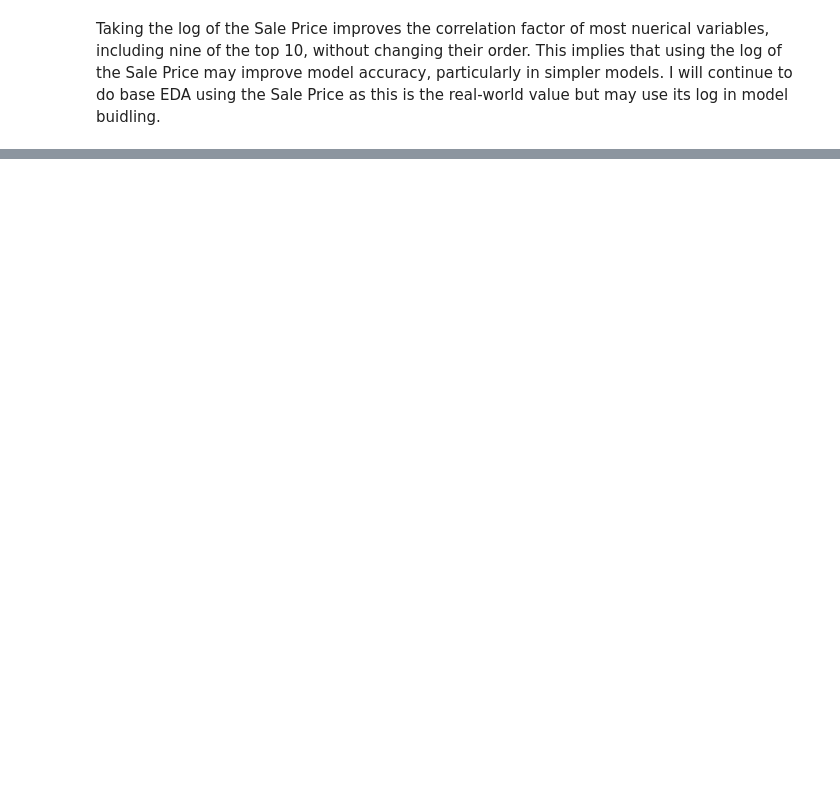
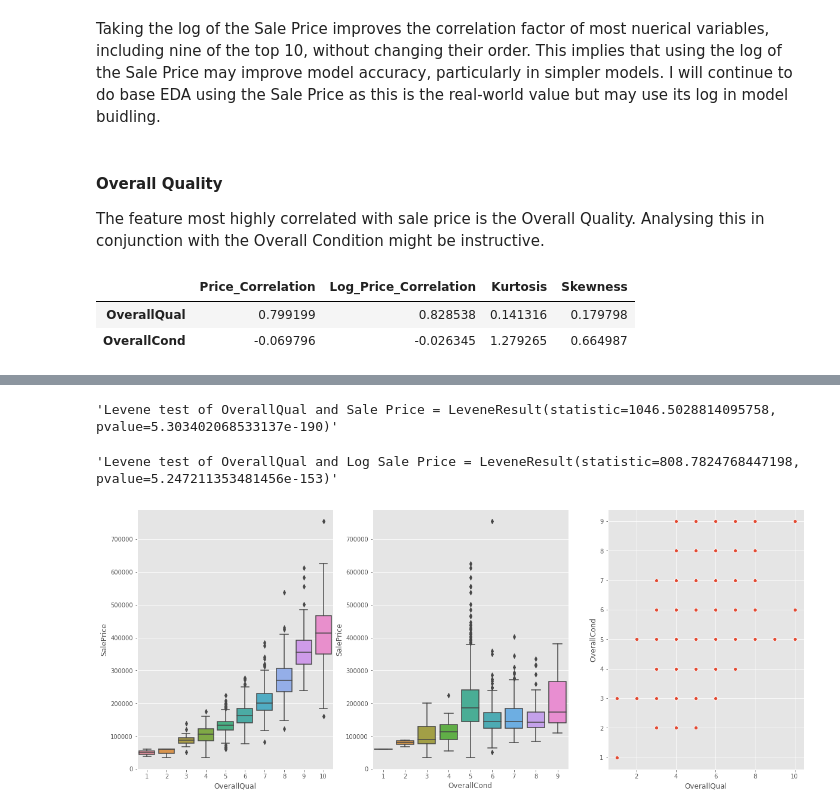
Before and after one commit to Ricksoc/Iowa-Housing, a Jupyter notebook: Ames House Prices.ipynb, the cells around one changed output, grey strips where cells are left out. Saved outputs shown, nothing was run; the diff lists cells and outputs as text; code cells hidden in the pictures; blank space fills up the shorter version.

```diff
--- a/Ames House Prices.ipynb
+++ b/Ames House Prices.ipynb
@@ -502,9 +533,10 @@ The Sale Price target is normally distributed though in its base form is right-t
 
 There are two clear outliers which should probably be removed from the training set before modelling.
 # %%
-# house_train['Log_SalePrice'] = np.log(house_train['SalePrice'])
-# correlation_two = house_train.corr()['Log_SalePrice']
-# log_house_numerical = house_numerical.join(correlation_two)
-# log_house_numerical.rename(columns={'Log_SalePrice':'Log_Price_Corr'},inplace=True)
-# log_house_numerical = log_house_numerical[['Price_Correlation','Log_Price_Corr','Kurtosis','Skewness']].sort_values('Log_Price_Corr',ascending=False)
-# display(log_house_numerical.head(10))
+df_train['Log_SalePrice'] = np.log(df_train['SalePrice'])
+log_correlation = df_train.corr()['Log_SalePrice']
+log_train_correlation = train_correlation.join(log_correlation)
+log_train_correlation.rename(columns={'Log_SalePrice':'Log_Price_Correlation'},inplace=True)
+log_train_correlation = log_train_correlation[['Price_Correlation','Log_Price_Correlation','Kurtosis','Skewness']]\
+                                        .sort_values('Log_Price_Correlation',ascending=False)
+display(log_train_correlation.head(10))
@@ -535,0 +561,22 @@ Taking the log of the Sale Price improves the correlation factor of most nuerica
+# %% [markdown]
+#### Overall Quality
+The feature most highly correlated with sale price is the Overall Quality. Analysing this in conjunction with the Overall Condition might be instructive.
+# %%
+# Examine Overall Quality and Condition
+fig, ax = plt.subplots(1,3,figsize=(20,8))
+sns.boxplot(x='OverallQual',y='SalePrice',data=df_train,ax=ax[0])
+sns.boxplot(x='OverallCond',y='SalePrice',data=df_train,ax=ax[1])
+sns.scatterplot(x='OverallQual',y='OverallCond',data=df_train,ax=ax[2])
+
+QualCon = log_train_correlation.loc[['OverallQual','OverallCond']]
+display(QualCon)
+
+Qual_var = df_train.groupby('OverallQual').agg({'SalePrice':'var'}).rename(columns={'SalePrice':'Sale Price Variance'})
+display(Qual_var.T)
+
+display('Levene test of OverallQual and Sale Price = {}'.format(levene(df_train['OverallQual'],df_train['SalePrice'])))
+display('Levene test of OverallQual and Log Sale Price = {}'.format(levene(df_train['OverallQual'],df_train['Log_SalePrice'])))
+# %% [output]
+|  | Price_Correlation | Log_Price_Correlation | Kurtosis | Skewness |
+| OverallQual | 0.799199 | 0.828538 | 0.141316 | 0.179798 |
+| OverallCond | -0.069796 | -0.026345 | 1.279265 | 0.664987 |
@@ -535,0 +585,3 @@ Taking the log of the Sale Price improves the correlation factor of most nuerica
+'Levene test of OverallQual and Sale Price = LeveneResult(statistic=1046.5028814095758, pvalue=5.303402068533137e-190)'
+'Levene test of OverallQual and Log Sale Price = LeveneResult(statistic=808.7824768447198, pvalue=5.247211353481456e-153)'
+[figure, added]
```
Also changed, not shown: parts of 21 cells of this notebook.
